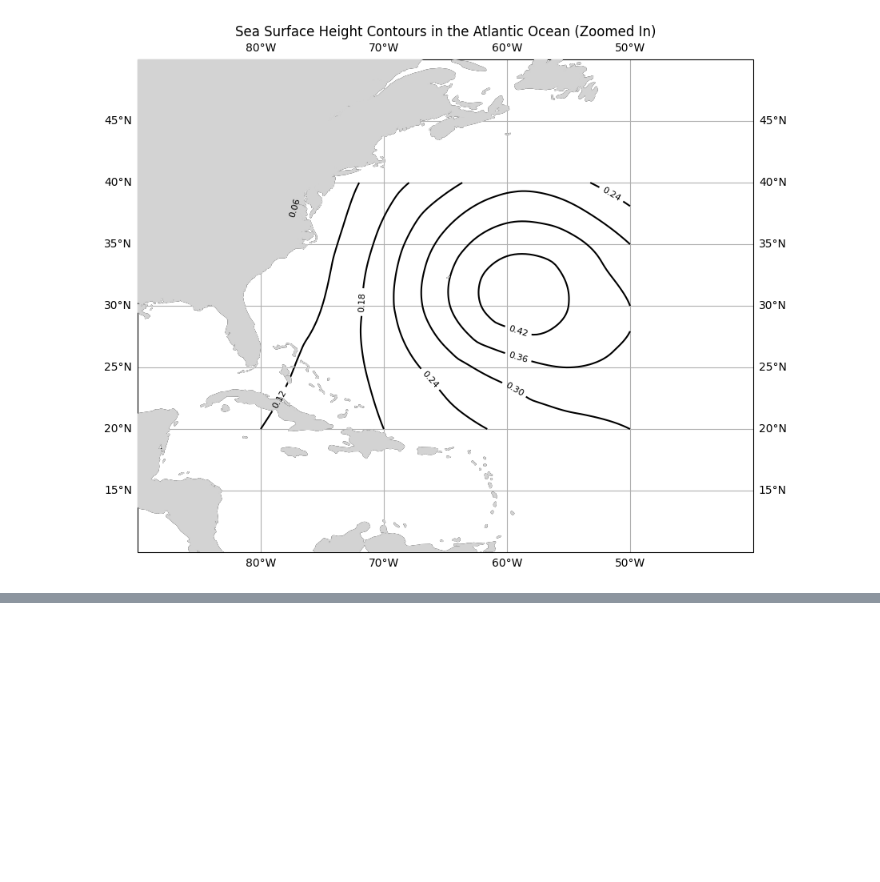
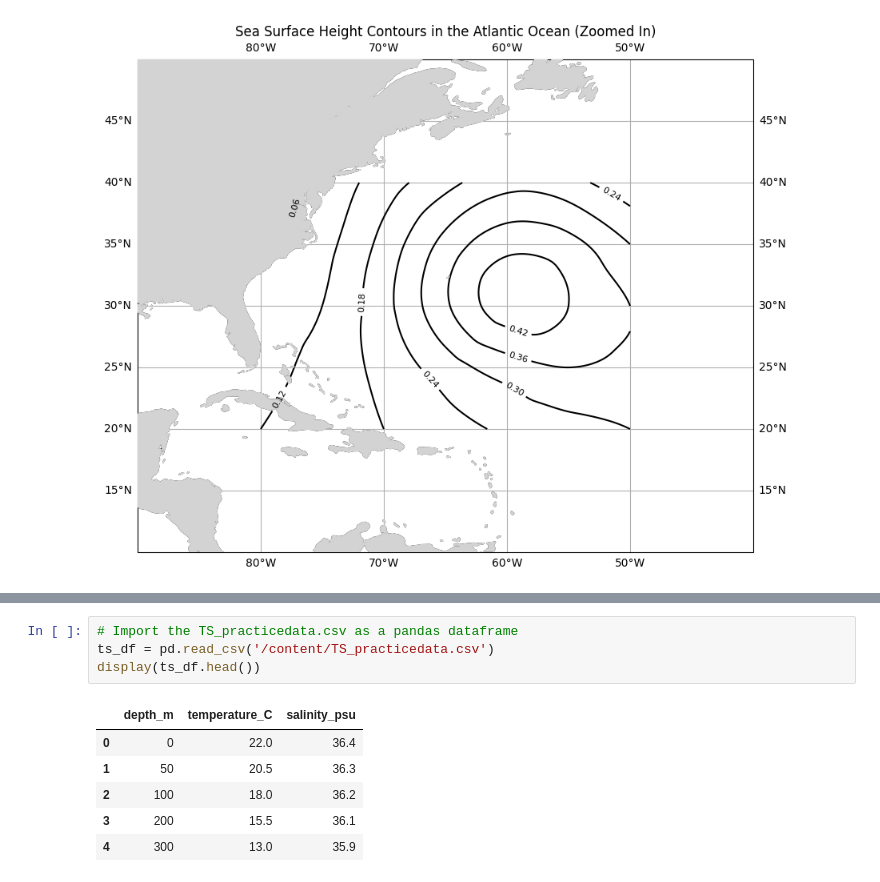
Before and after one commit to websterj3-sketch/QLC140Spring26, a Jupyter notebook: Exercise3.ipynb, the cells around one changed output, grey strips where cells are left out. Drawn from its saved outputs; the diff is of its cells as text; blank space fills up the shorter version.

```diff
--- a/Exercise3.ipynb
+++ b/Exercise3.ipynb
@@ -97,0 +110,11 @@ plt.show()
+# %%
+# Import the TS_practicedata.csv as a pandas dataframe
+ts_df = pd.read_csv('/content/TS_practicedata.csv')
+display(ts_df.head())
+# %% [output]
+|  | depth_m | temperature_C | salinity_psu |
+| 0 | 0 | 22.0 | 36.4 |
+| 1 | 50 | 20.5 | 36.3 |
+| 2 | 100 | 18.0 | 36.2 |
+| 3 | 200 | 15.5 | 36.1 |
+| 4 | 300 | 13.0 | 35.9 |
```
Also changed, not shown: parts of 5 cells of this notebook.
